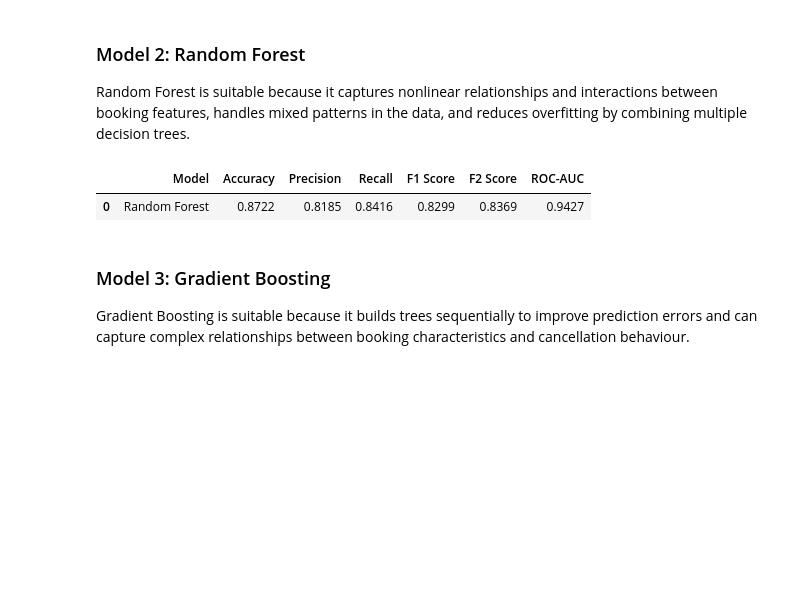
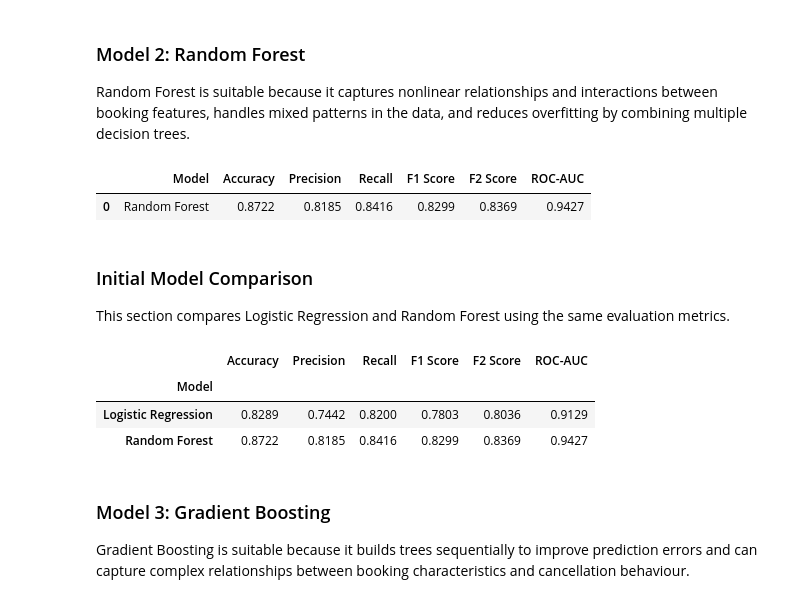
Before and after one commit to Battsengel2026124/ST_ML_C3_Hotel_Booking, a Jupyter notebook: Hotel_Booking_CA_3.ipynb, the cells around one changed output. Saved outputs shown, nothing was run; the diff lists cells and outputs as text; code cells hidden in the pictures; blank space fills up the shorter version.

Commit message:
comparing the logistics regression & random forests

```diff
--- a/Hotel_Booking_CA_3.ipynb
+++ b/Hotel_Booking_CA_3.ipynb
@@ -1079,6 +1079,27 @@ display(pd.DataFrame([rf_results]).round(4))
 # %% [output]
 |  | Model | Accuracy | Precision | Recall | F1 Score | F2 Score | ROC-AUC |
 | 0 | Random Forest | 0.8722 | 0.8185 | 0.8416 | 0.8299 | 0.8369 | 0.9427 |
+# %% [markdown]
+
+### Initial Model Comparison
+This section compares Logistic Regression and Random Forest using the same evaluation metrics.
+# %%
+
+# Combining the results from both models
+model_comparison = pd.DataFrame([
+    logistic_results,
+    rf_results
+])
+
+# Displaying the initial model comparison
+display(
+    model_comparison.set_index("Model").round(4)
+)
+# %% [output]
+|  | Accuracy | Precision | Recall | F1 Score | F2 Score | ROC-AUC |
+| Model |  |  |  |  |  |  |
+| Logistic Regression | 0.8289 | 0.7442 | 0.8200 | 0.7803 | 0.8036 | 0.9129 |
+| Random Forest | 0.8722 | 0.8185 | 0.8416 | 0.8299 | 0.8369 | 0.9427 |
 # %% [markdown]
 
 ### Model 3: Gradient Boosting
```
